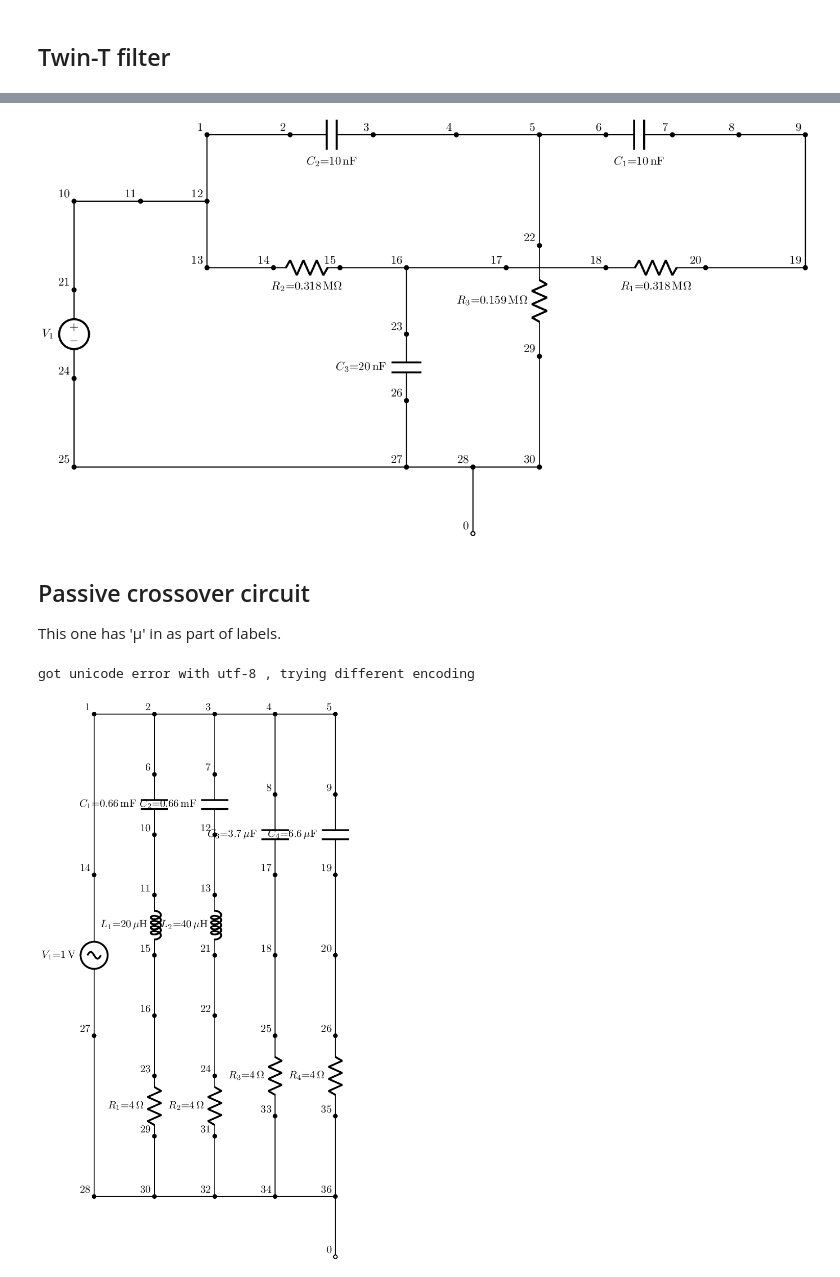
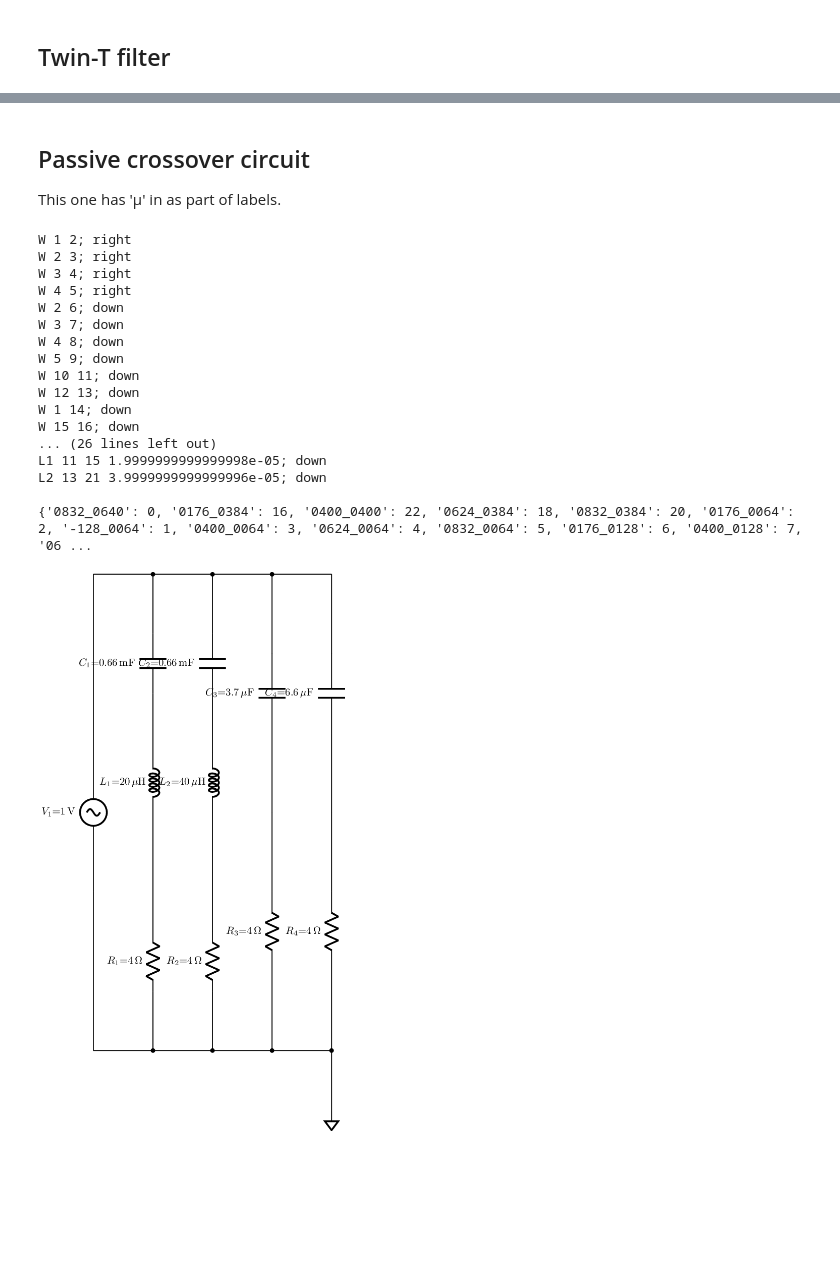
Before and after one commit to scottprahl/ltparser, a Jupyter notebook: docs/01-basics.ipynb, the cells around one changed output, grey strips where cells are left out. Drawn from its saved outputs; the diff is of its cells as text; code cells hidden in the pictures; blank space fills up the shorter version.

```diff
--- a/docs/01-basics.ipynb
+++ b/docs/01-basics.ipynb
@@ -247,8 +179,3 @@ TEXT -192 400 Left 2 ;None of these seem to increase the notch from -88.1 dB
-# %%
-cct = lt.circuit()
-cct.draw(scale=0.5)
-# %% [output]
-[figure, removed]
 # %% [markdown]
 ## Passive crossover circuit
 
@@ -256,8 +183,28 @@ This one has 'µ' in as part of labels.
 # %%
 lt = ltparser.LTspice()
 lt.read("../tests/examples/passive-crossover.asc")
+lt.make_netlist(renumber_nodes=True)
+print(lt.netlist)
+lt.print_nodes()
+
 cct = lt.circuit()
 cct.draw(scale=0.5)
 # %% [output]
-got unicode error with utf-8 , trying different encoding
+W 1 2; right
+W 2 3; right
+W 3 4; right
+W 4 5; right
+W 2 6; down
+W 3 7; down
+W 4 8; down
+W 5 9; down
+W 10 11; down
+W 12 13; down
+W 1 14; down
+W 15 16; down
+... (26 lines left out)
+L1 11 15 1.9999999999999998e-05; down
+L2 13 21 3.9999999999999996e-05; down
+
+{'0832_0640': 0, '0176_0384': 16, '0400_0400': 22, '0624_0384': 18, '0832_0384': 20, '0176_0064': 2, '-128_0064': 1, '0400_0064': 3, '0624_0064': 4, '0832_0064': 5, '0176_0128': 6, '0400_0128': 7, '06 ...
-[figure, old version]
+[figure, new version]
```
Also changed, not shown: parts of 13 cells of this notebook, 8 other files.
